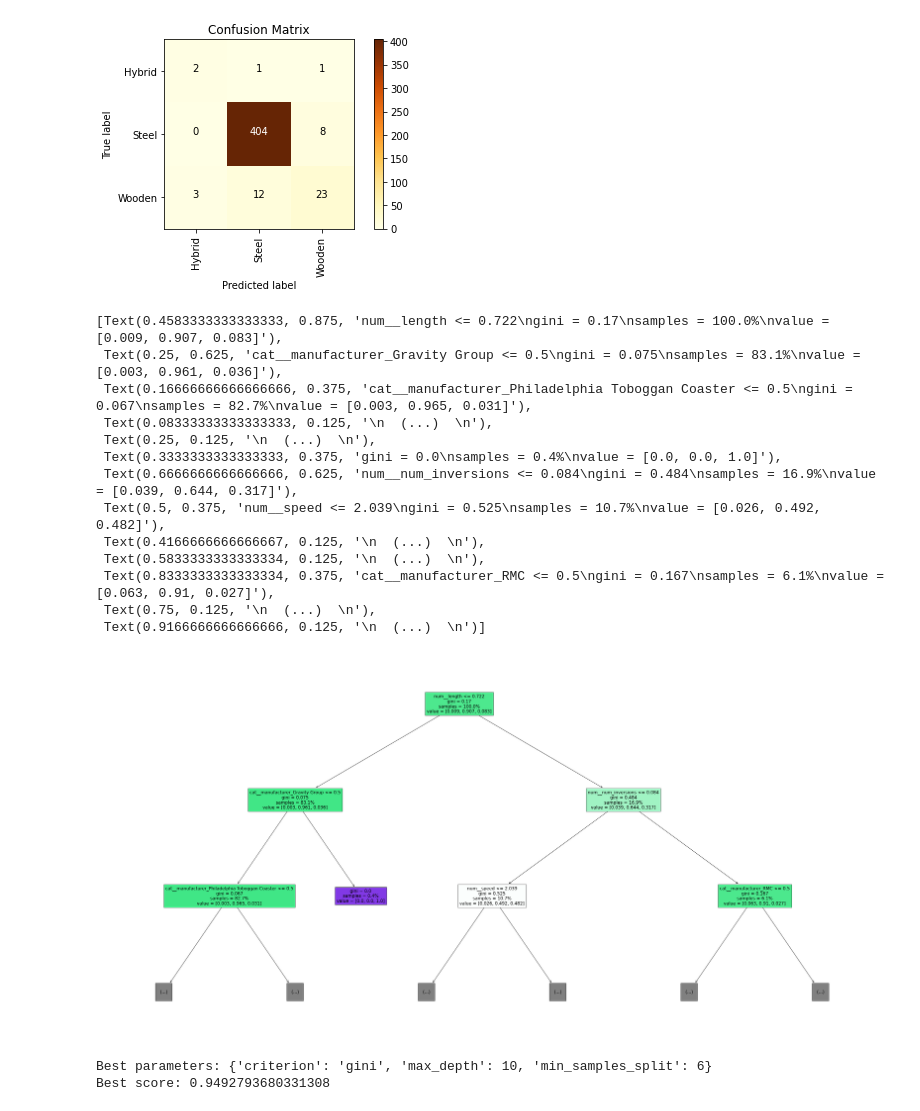
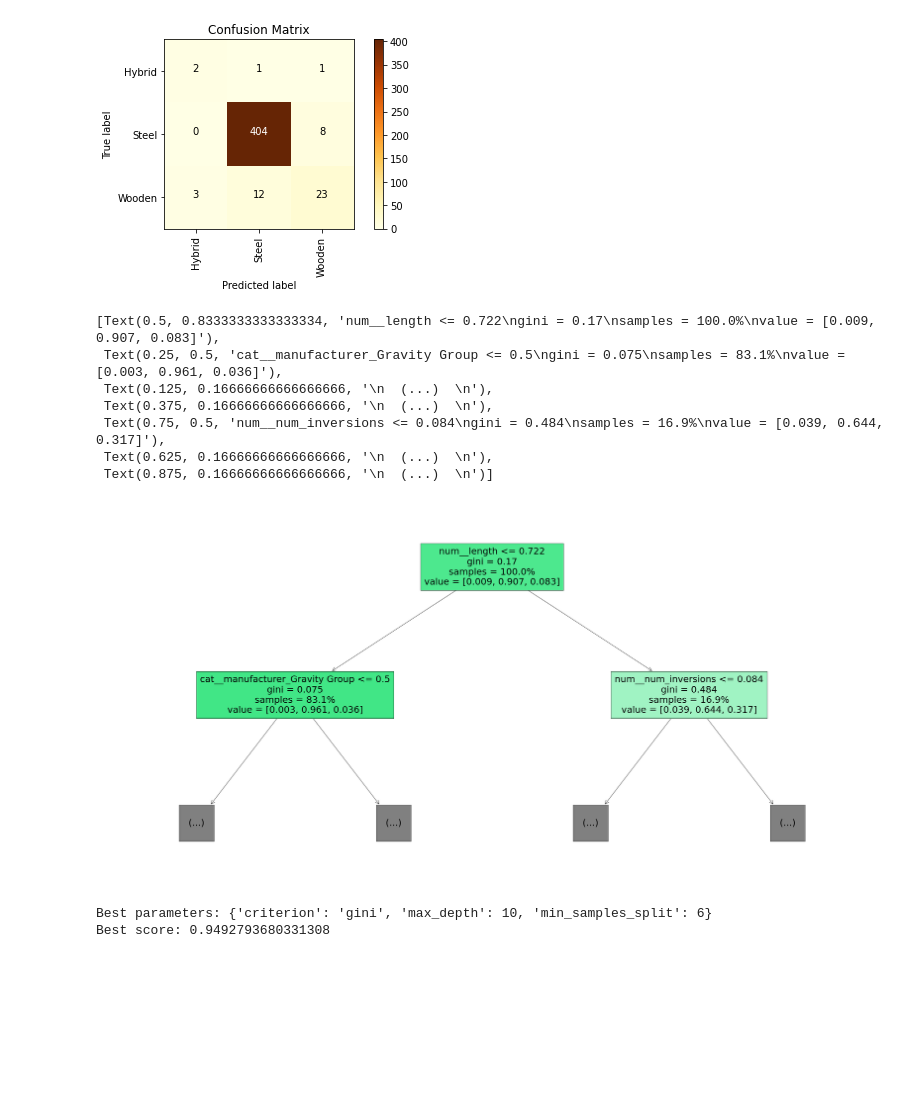
Before and after one commit to damienmha/coaster-classification, a Jupyter notebook: roller_coaster.ipynb, the cells around one changed output. Cells and saved outputs as stored; diff of their text form; code cells hidden in the pictures; blank space fills up the shorter version.

```diff
--- a/roller_coaster.ipynb
+++ b/roller_coaster.ipynb
@@ -512,22 +512,16 @@ Accuracy:    0.944934
 # %%
 # Visualize some layers of the decision tree
 plt.figure(figsize = (50,25))
-sklearn.tree.plot_tree(clf,max_depth=2, proportion=True,feature_names=feature_names, filled=True)
+sklearn.tree.plot_tree(clf,max_depth=1, proportion=True,feature_names=feature_names, filled=True)
 # %% [output]
-[Text(0.4583333333333333, 0.875, 'num__length <= 0.722\ngini = 0.17\nsamples = 100.0%\nvalue = [0.009, 0.907, 0.083]'),
- Text(0.25, 0.625, 'cat__manufacturer_Gravity Group <= 0.5\ngini = 0.075\nsamples = 83.1%\nvalue = [0.003, 0.961, 0.036]'),
- Text(0.16666666666666666, 0.375, 'cat__manufacturer_Philadelphia Toboggan Coaster <= 0.5\ngini = 0.067\nsamples = 82.7%\nvalue = [0.003, 0.965, 0.031]'),
- Text(0.08333333333333333, 0.125, '\n  (...)  \n'),
- Text(0.25, 0.125, '\n  (...)  \n'),
- Text(0.3333333333333333, 0.375, 'gini = 0.0\nsamples = 0.4%\nvalue = [0.0, 0.0, 1.0]'),
- Text(0.6666666666666666, 0.625, 'num__num_inversions <= 0.084\ngini = 0.484\nsamples = 16.9%\nvalue = [0.039, 0.644, 0.317]'),
- Text(0.5, 0.375, 'num__speed <= 2.039\ngini = 0.525\nsamples = 10.7%\nvalue = [0.026, 0.492, 0.482]'),
- Text(0.4166666666666667, 0.125, '\n  (...)  \n'),
- Text(0.5833333333333334, 0.125, '\n  (...)  \n'),
- Text(0.8333333333333334, 0.375, 'cat__manufacturer_RMC <= 0.5\ngini = 0.167\nsamples = 6.1%\nvalue = [0.063, 0.91, 0.027]'),
- Text(0.75, 0.125, '\n  (...)  \n'),
- Text(0.9166666666666666, 0.125, '\n  (...)  \n')]
+[Text(0.5, 0.8333333333333334, 'num__length <= 0.722\ngini = 0.17\nsamples = 100.0%\nvalue = [0.009, 0.907, 0.083]'),
+ Text(0.25, 0.5, 'cat__manufacturer_Gravity Group <= 0.5\ngini = 0.075\nsamples = 83.1%\nvalue = [0.003, 0.961, 0.036]'),
+ Text(0.125, 0.16666666666666666, '\n  (...)  \n'),
+ Text(0.375, 0.16666666666666666, '\n  (...)  \n'),
+ Text(0.75, 0.5, 'num__num_inversions <= 0.084\ngini = 0.484\nsamples = 16.9%\nvalue = [0.039, 0.644, 0.317]'),
+ Text(0.625, 0.16666666666666666, '\n  (...)  \n'),
+ Text(0.875, 0.16666666666666666, '\n  (...)  \n')]
-[figure, old version]
+[figure, new version]
 # %%
 # Use grid search to find the best parameters of decision tree and its accuracy
 param_grid = {
```
Also changed, not shown: parts of 4 cells of this notebook.
